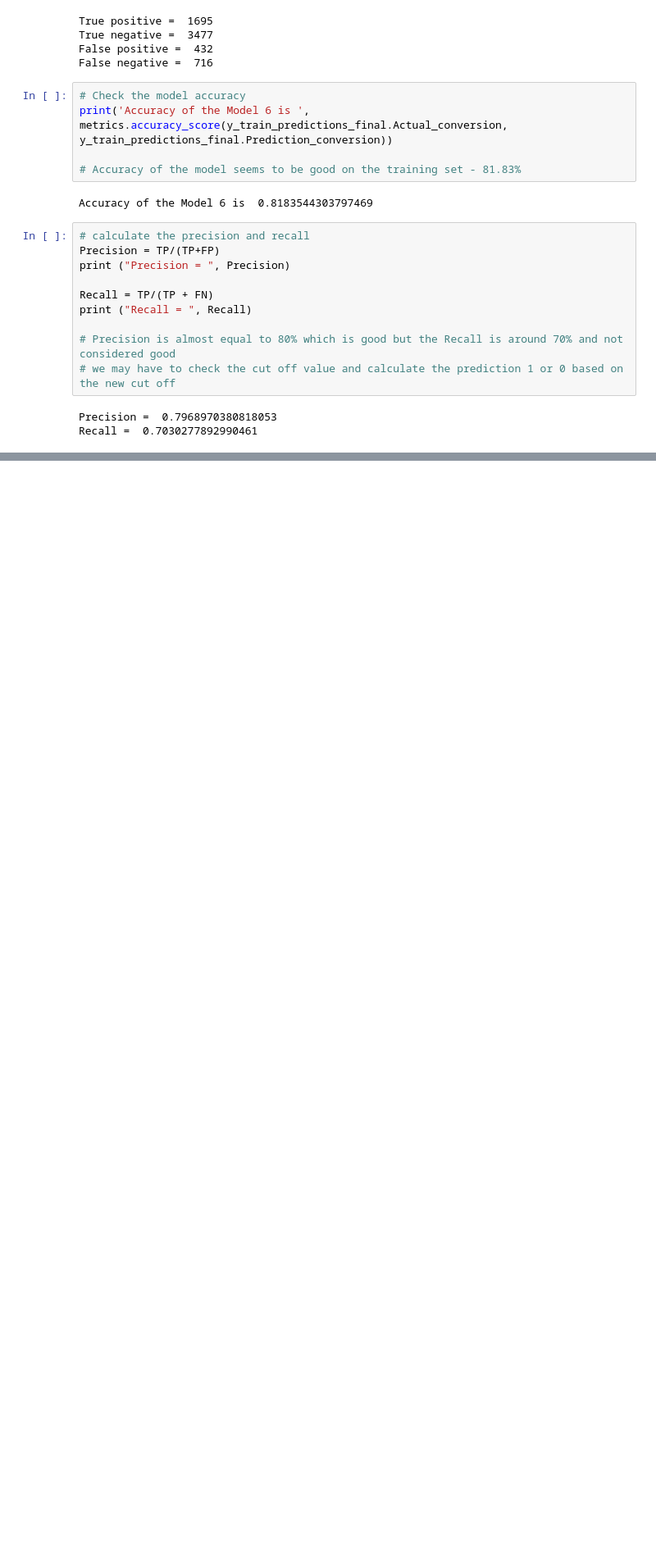
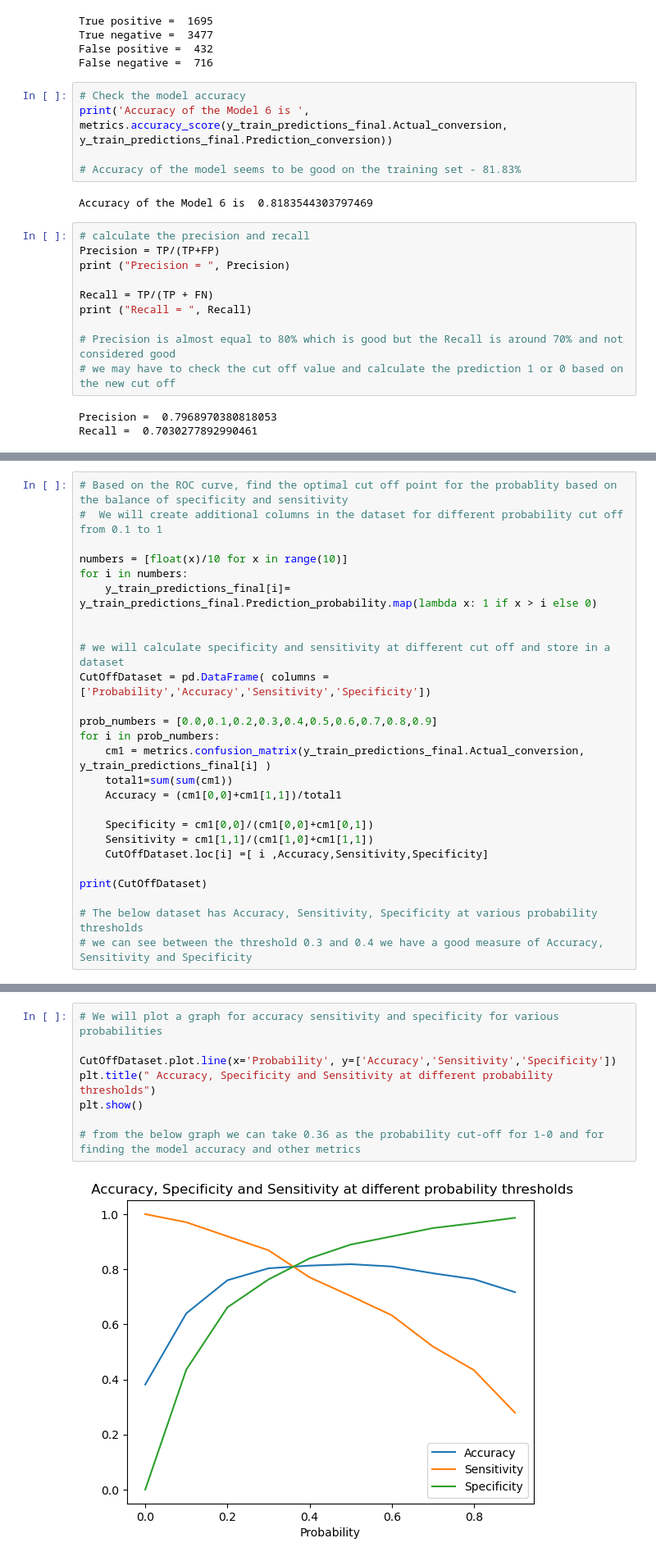
Before and after one commit to ketanchinchalkar/LeadScoringAssignmentFolder, a Jupyter notebook: Lead Scoring - Logistic Regression.ipynb, the cells around one changed output, grey strips where cells are left out. Shown at 82% size. Drawn from its saved outputs; the diff is of its cells as text; blank space fills up the shorter version.

```diff
--- a/Lead Scoring - Logistic Regression.ipynb
+++ b/Lead Scoring - Logistic Regression.ipynb
@@ -1287,0 +1346,26 @@ Recall =  0.7030277892990461
+# %%
+# Based on the ROC curve, find the optimal cut off point for the probablity based on the balance of specificity and sensitivity
+#  We will create additional columns in the dataset for different probability cut off from 0.1 to 1
+
+numbers = [float(x)/10 for x in range(10)]
+for i in numbers:
+    y_train_predictions_final[i]= y_train_predictions_final.Prediction_probability.map(lambda x: 1 if x > i else 0)
+
+
+# we will calculate specificity and sensitivity at different cut off and store in a dataset
+CutOffDataset = pd.DataFrame( columns = ['Probability','Accuracy','Sensitivity','Specificity'])
+
+prob_numbers = [0.0,0.1,0.2,0.3,0.4,0.5,0.6,0.7,0.8,0.9]
+for i in prob_numbers:
+    cm1 = metrics.confusion_matrix(y_train_predictions_final.Actual_conversion, y_train_predictions_final[i] )
+    total1=sum(sum(cm1))
+    Accuracy = (cm1[0,0]+cm1[1,1])/total1
+
+    Specificity = cm1[0,0]/(cm1[0,0]+cm1[0,1])
+    Sensitivity = cm1[1,1]/(cm1[1,0]+cm1[1,1])
+    CutOffDataset.loc[i] =[ i ,Accuracy,Sensitivity,Specificity]
+
+print(CutOffDataset)
+
+# The below dataset has Accuracy, Sensitivity, Specificity at various probability thresholds
+# we can see between the threshold 0.3 and 0.4 we have a good measure of Accuracy, Sensitivity and Specificity
@@ -1287,0 +1384,10 @@ Recall =  0.7030277892990461
+# %%
+# We will plot a graph for accuracy sensitivity and specificity for various probabilities
+
+CutOffDataset.plot.line(x='Probability', y=['Accuracy','Sensitivity','Specificity'])
+plt.title(" Accuracy, Specificity and Sensitivity at different probability thresholds")
+plt.show()
+
+# from the below graph we can take 0.36 as the probability cut-off for 1-0 and for finding the model accuracy and other metrics
+# %% [output]
+[figure, added]
```
Also changed, not shown: parts of 18 cells of this notebook.
